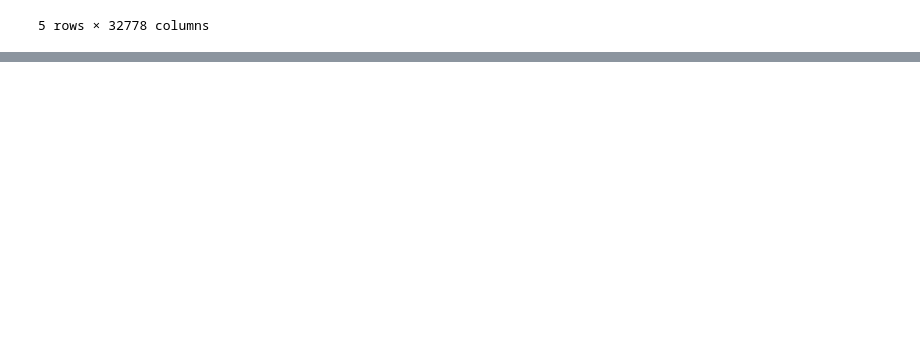
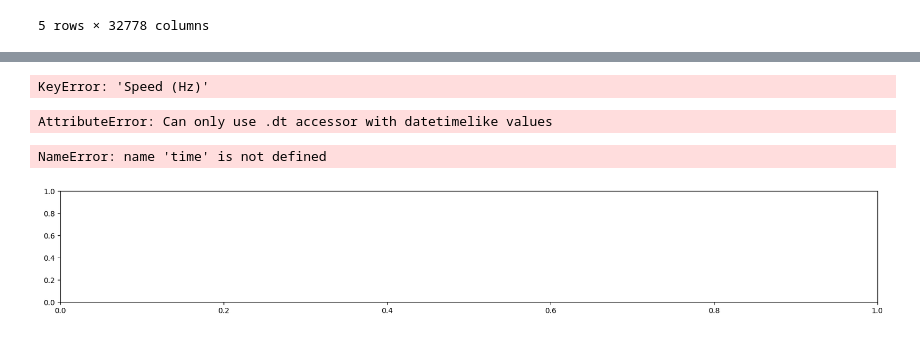
Before and after one commit to KainaK0/mia, a Jupyter notebook: MIA-104_Machine_Learning/EF_01/data_cleaning.ipynb, the cells around one changed output, grey strips where cells are left out. Saved outputs shown, nothing was run; the diff lists cells and outputs as text; code cells hidden in the pictures; blank space fills up the shorter version.

```diff
--- a/MIA-104_Machine_Learning/EF_01/data_cleaning.ipynb
+++ b/MIA-104_Machine_Learning/EF_01/data_cleaning.ipynb
@@ -98,0 +245,33 @@ df.head()
+# %%
+df_freq['Speed (Hz)'].unique()
+# %% [output]
+KeyError: 'Speed (Hz)'
+# %%
+df_freq['Year'] = df_freq['DTS_new'].dt.year
+df_freq['month'] = df_freq['DTS_new'].dt.month
+df_freq['day'] = df_freq['DTS_new'].dt.day
+# %% [output]
+AttributeError: Can only use .dt accessor with datetimelike values
+# %%
+# Plot the results
+plt.figure(figsize=(20,6))
+
+# Time domain plot
+plt.subplot(2, 1, 1)
+plt.plot(time, vibration_data)
+plt.title('Time Domain')
+plt.xlabel('Time (s)')
+plt.ylabel('Vibration Amplitude')
+
+# Frequency domain plot
+plt.subplot(2, 1, 2)
+plt.plot(x_freq, y_freq)
+plt.title('Frequency Domain')
+plt.xlabel('Frequency (Hz)')
+plt.ylabel('Magnitude')
+
+plt.tight_layout()
+plt.show()
+# %% [output]
+NameError: name 'time' is not defined
+[figure, added]
```
Also changed, not shown: parts of 30 cells of this notebook, 2 other files.
